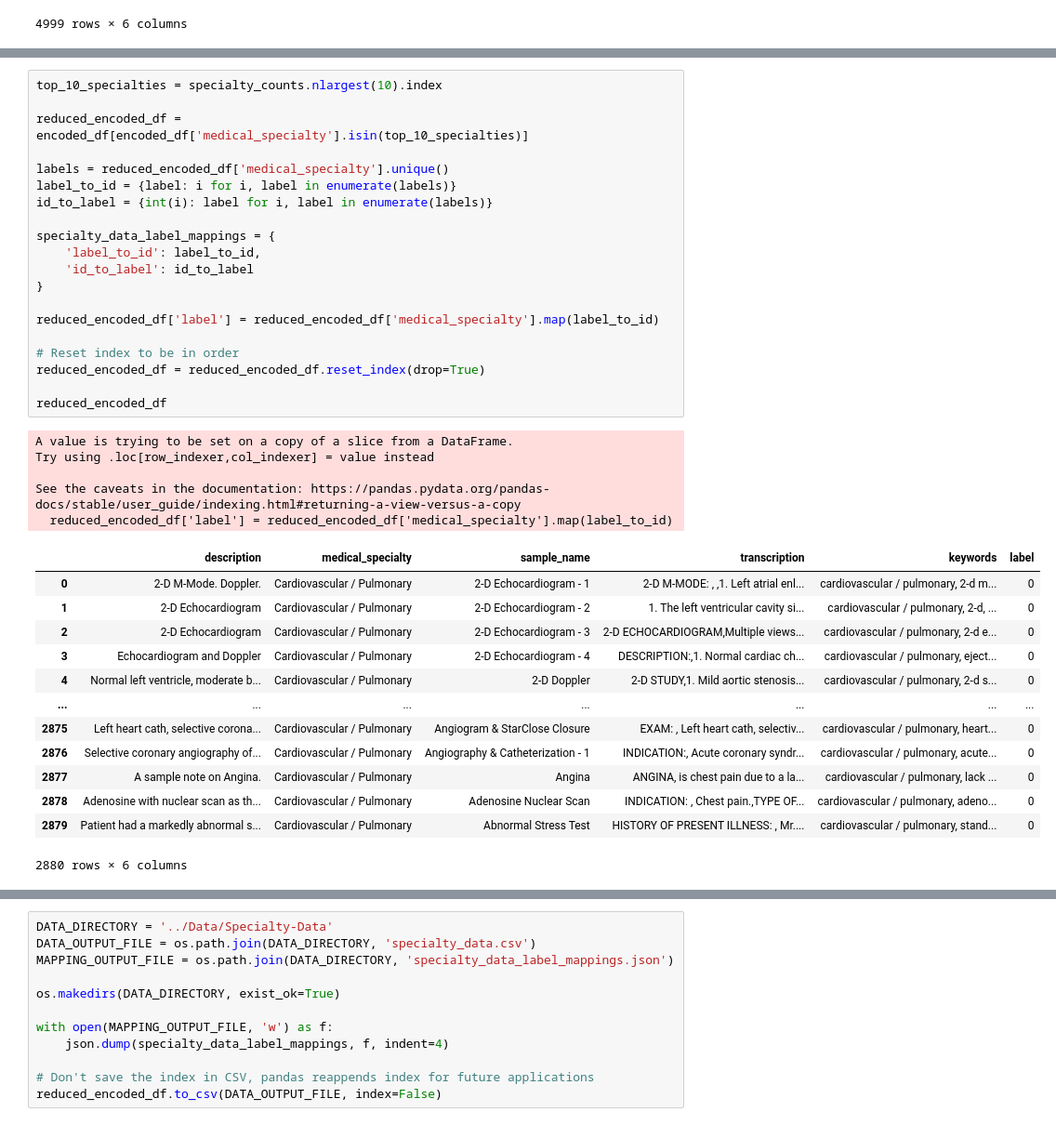
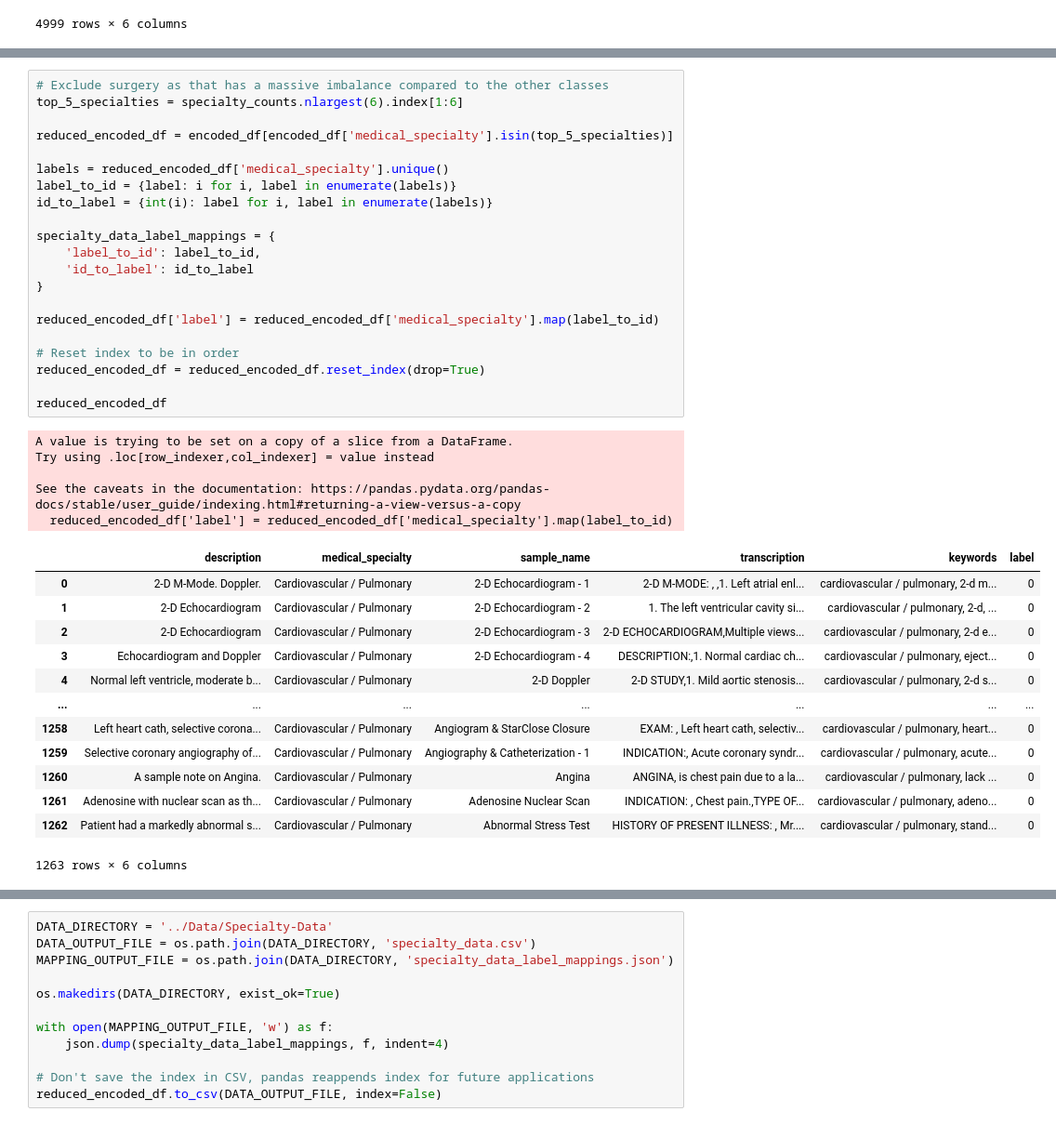
Before and after one commit to Spencer10010/Trend-Interview, a Jupyter notebook: Codebase/Cleaning/specialty_data_preprocessing.ipynb, the cells around one changed output, grey strips where cells are left out. Shown at 93% size. Drawn from its saved outputs; the diff is of its cells as text.

```diff
--- a/Codebase/Cleaning/specialty_data_preprocessing.ipynb
+++ b/Codebase/Cleaning/specialty_data_preprocessing.ipynb
@@ -121,41 +132,42 @@ See the caveats in the documentation: https://pandas.pydata.org/pandas-docs/stab
 | 4995 | This is a 14-month-old baby boy C... | Allergy / Immunology | Kawasaki Disease - Discharge Summary | ADMITTING DIAGNOSIS: , Kawasaki d... | allergy / immunology, mucous memb... |
 3898 rows × 5 columns
 # %%
-top_10_specialties = specialty_counts.nlargest(10).index
+# Exclude surgery as that has a massive imbalance compared to the other classes
+top_5_specialties = specialty_counts.nlargest(6).index[1:6]
 
-reduced_encoded_df = encoded_df[encoded_df['medical_specialty'].isin(top_10_specialties)]
+reduced_encoded_df = encoded_df[encoded_df['medical_specialty'].isin(top_5_specialties)]
 
 labels = reduced_encoded_df['medical_specialty'].unique()
 label_to_id = {label: i for i, label in enumerate(labels)}
 id_to_label = {int(i): label for i, label in enumerate(labels)}
 
 specialty_data_label_mappings = {
     'label_to_id': label_to_id,
     'id_to_label': id_to_label
 }
 
 reduced_encoded_df['label'] = reduced_encoded_df['medical_specialty'].map(label_to_id)
 
 # Reset index to be in order
 reduced_encoded_df = reduced_encoded_df.reset_index(drop=True)
 
 reduced_encoded_df
 # %% [output]
 A value is trying to be set on a copy of a slice from a DataFrame.
 Try using .loc[row_indexer,col_indexer] = value instead
 
 See the caveats in the documentation: https://pandas.pydata.org/pandas-docs/stable/user_guide/indexing.html#returning-a-view-versus-a-copy
   reduced_encoded_df['label'] = reduced_encoded_df['medical_specialty'].map(label_to_id)
 |  | description | medical_specialty | sample_name | transcription | keywords | label |
 | 0 | 2-D M-Mode. Doppler. | Cardiovascular / Pulmonary | 2-D Echocardiogram - 1 | 2-D M-MODE: , ,1. Left atrial enl... | cardiovascular / pulmonary, 2-d m... | 0 |
 | 1 | 2-D Echocardiogram | Cardiovascular / Pulmonary | 2-D Echocardiogram - 2 | 1. The left ventricular cavity si... | cardiovascular / pulmonary, 2-d, ... | 0 |
 | 2 | 2-D Echocardiogram | Cardiovascular / Pulmonary | 2-D Echocardiogram - 3 | 2-D ECHOCARDIOGRAM,Multiple views... | cardiovascular / pulmonary, 2-d e... | 0 |
 | 3 | Echocardiogram and Doppler | Cardiovascular / Pulmonary | 2-D Echocardiogram - 4 | DESCRIPTION:,1. Normal cardiac ch... | cardiovascular / pulmonary, eject... | 0 |
 | 4 | Normal left ventricle, moderate b... | Cardiovascular / Pulmonary | 2-D Doppler | 2-D STUDY,1. Mild aortic stenosis... | cardiovascular / pulmonary, 2-d s... | 0 |
 | ... | ... | ... | ... | ... | ... | ... |
-| 2875 | Left heart cath, selective corona... | Cardiovascular / Pulmonary | Angiogram & StarClose Closure | EXAM: , Left heart cath, selectiv... | cardiovascular / pulmonary, heart... | 0 |
-| 2876 | Selective coronary angiography of... | Cardiovascular / Pulmonary | Angiography & Catheterization - 1 | INDICATION:, Acute coronary syndr... | cardiovascular / pulmonary, acute... | 0 |
-| 2877 | A sample note on Angina. | Cardiovascular / Pulmonary | Angina | ANGINA, is chest pain due to a la... | cardiovascular / pulmonary, lack ... | 0 |
-| 2878 | Adenosine with nuclear scan as th... | Cardiovascular / Pulmonary | Adenosine Nuclear Scan | INDICATION: , Chest pain.,TYPE OF... | cardiovascular / pulmonary, adeno... | 0 |
-| 2879 | Patient had a markedly abnormal s... | Cardiovascular / Pulmonary | Abnormal Stress Test | HISTORY OF PRESENT ILLNESS: , Mr.... | cardiovascular / pulmonary, stand... | 0 |
+| 1258 | Left heart cath, selective corona... | Cardiovascular / Pulmonary | Angiogram & StarClose Closure | EXAM: , Left heart cath, selectiv... | cardiovascular / pulmonary, heart... | 0 |
+| 1259 | Selective coronary angiography of... | Cardiovascular / Pulmonary | Angiography & Catheterization - 1 | INDICATION:, Acute coronary syndr... | cardiovascular / pulmonary, acute... | 0 |
+| 1260 | A sample note on Angina. | Cardiovascular / Pulmonary | Angina | ANGINA, is chest pain due to a la... | cardiovascular / pulmonary, lack ... | 0 |
+| 1261 | Adenosine with nuclear scan as th... | Cardiovascular / Pulmonary | Adenosine Nuclear Scan | INDICATION: , Chest pain.,TYPE OF... | cardiovascular / pulmonary, adeno... | 0 |
+| 1262 | Patient had a markedly abnormal s... | Cardiovascular / Pulmonary | Abnormal Stress Test | HISTORY OF PRESENT ILLNESS: , Mr.... | cardiovascular / pulmonary, stand... | 0 |
-2880 rows × 6 columns
+1263 rows × 6 columns
```
Also changed, not shown: parts of 4 cells of this notebook, 3 other files.
